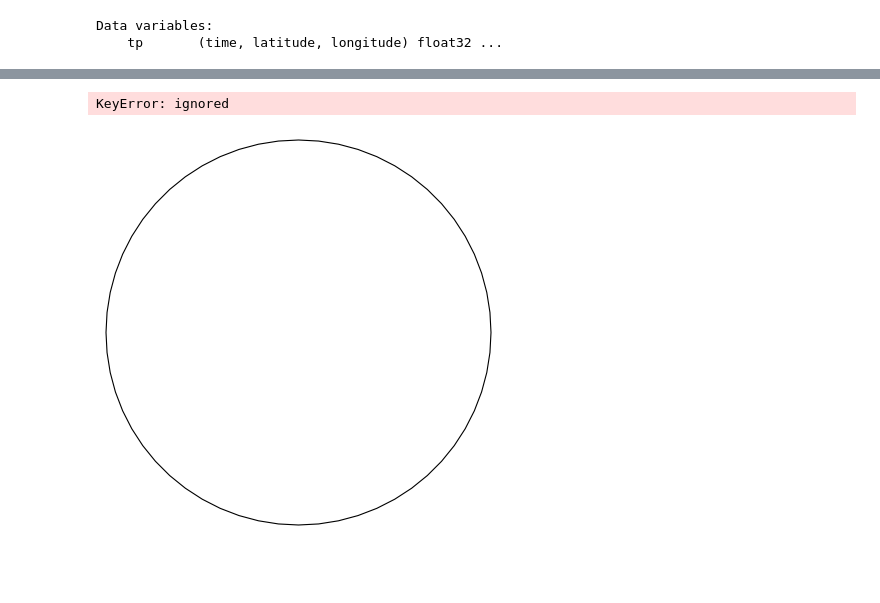
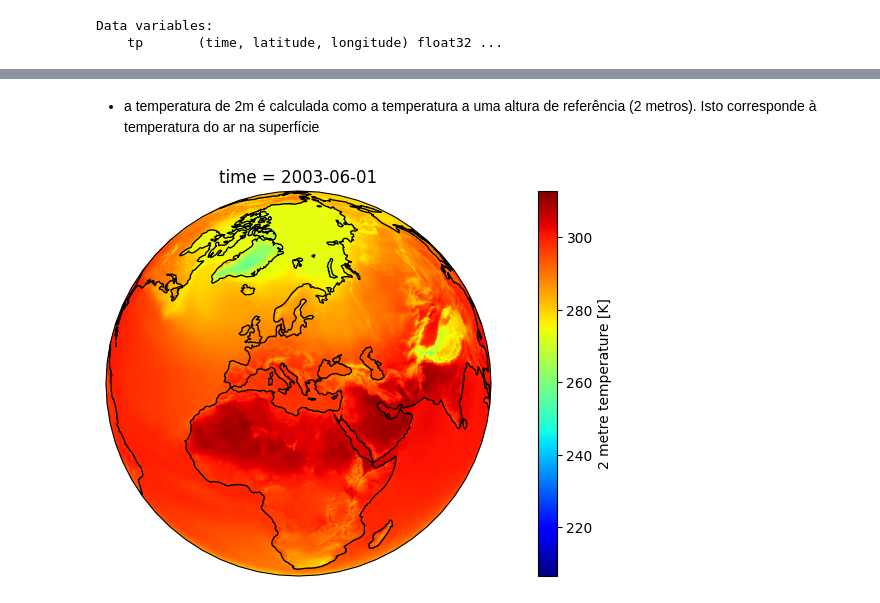
Before and after one commit to VictorGuui/Predict-The-Weather-with-Machine-Learning, a Jupyter notebook: Aprendizado_da_linguagem_Python_para_dados_climáticos.ipynb, the cells around one changed output, grey strips where cells are left out. Cells and saved outputs as stored; diff of their text form; code cells hidden in the pictures; blank space fills up the shorter version.

```diff
--- a/Aprendizado_da_linguagem_Python_para_dados_climáticos.ipynb
+++ b/Aprendizado_da_linguagem_Python_para_dados_climáticos.ipynb
@@ -65,3 +109,6 @@ print(variaveis)
 # %% [output]
 Data variables:
     tp       (time, latitude, longitude) float32 ...
+# %%
+ds = xr.open_dataset("ERA5_REANALYSIS_air_temperature_jun2003.nc")
+print(ds)
@@ -68,12 +141,15 @@ Data variables:
+# %% [markdown]
+- a temperatura de 2m é calculada como a temperatura a uma altura de referência (2 metros). Isto corresponde à temperatura do ar na superfície
 # %%
 fig = plt.figure(figsize=[12,5])
+
+# 111 means 1 row, 1 col and index 1
 ax = fig.add_subplot(111, projection = ccrs.Orthographic(central_longitude=20, central_latitude=40))
-dset['t2m'].plot(ax=ax,  cmap='jet',
+
+ds['t2m'].plot(ax=ax,  cmap='jet',
                    transform=ccrs.PlateCarree())
 ax.coastlines()
+
 plt.show()
-
-##Não esta funcionando pq essa variavel "t2m" não existe no arquivo
 # %% [output]
-KeyError: ignored
-[figure, old version]
+[figure, new version]
```
Also changed, not shown: parts of 17 cells of this notebook.
